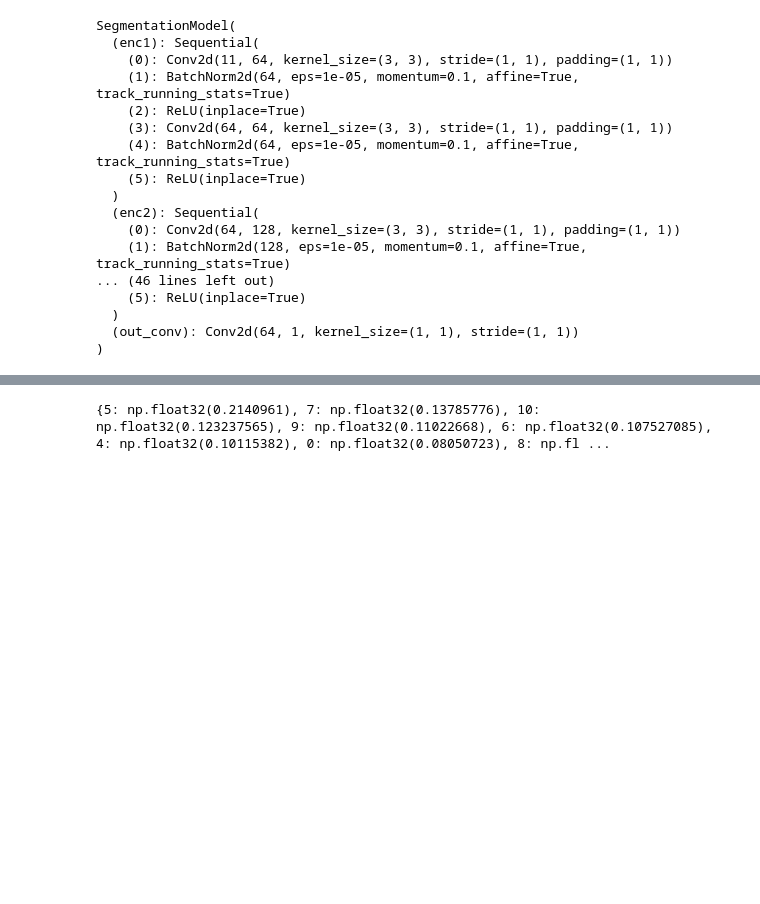
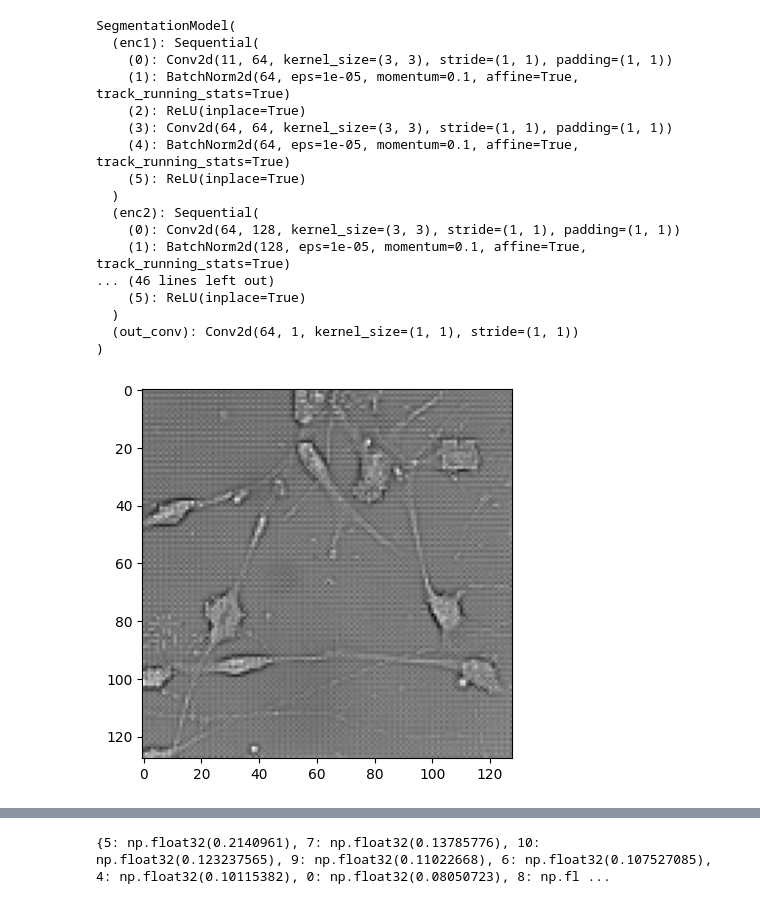
Before and after one commit to aliciags/multiview-seg-dtu, a Jupyter notebook: saliency_maps.ipynb, the cells around one changed output, grey strips where cells are left out. Cells and saved outputs as stored; diff of their text form; code cells hidden in the pictures; blank space fills up the shorter version.

```diff
--- a/saliency_maps.ipynb
+++ b/saliency_maps.ipynb
@@ -116,6 +118,15 @@ input_tensor.requires_grad = True
 
 # Perform forward pass
 output = model(input_tensor)
+# %%
+# Plot the image in grayscale
+channel_index = 0
+image = random_image[0, channel_index, :, :].numpy()
+
+plt.imshow(image, cmap='gray')
+plt.show()
+# %% [output]
+[figure, added]
 # %%
 # forward pass
 # output = model(input_tensor)
```
Also changed, not shown: parts of 11 cells of this notebook, 3 other files.
